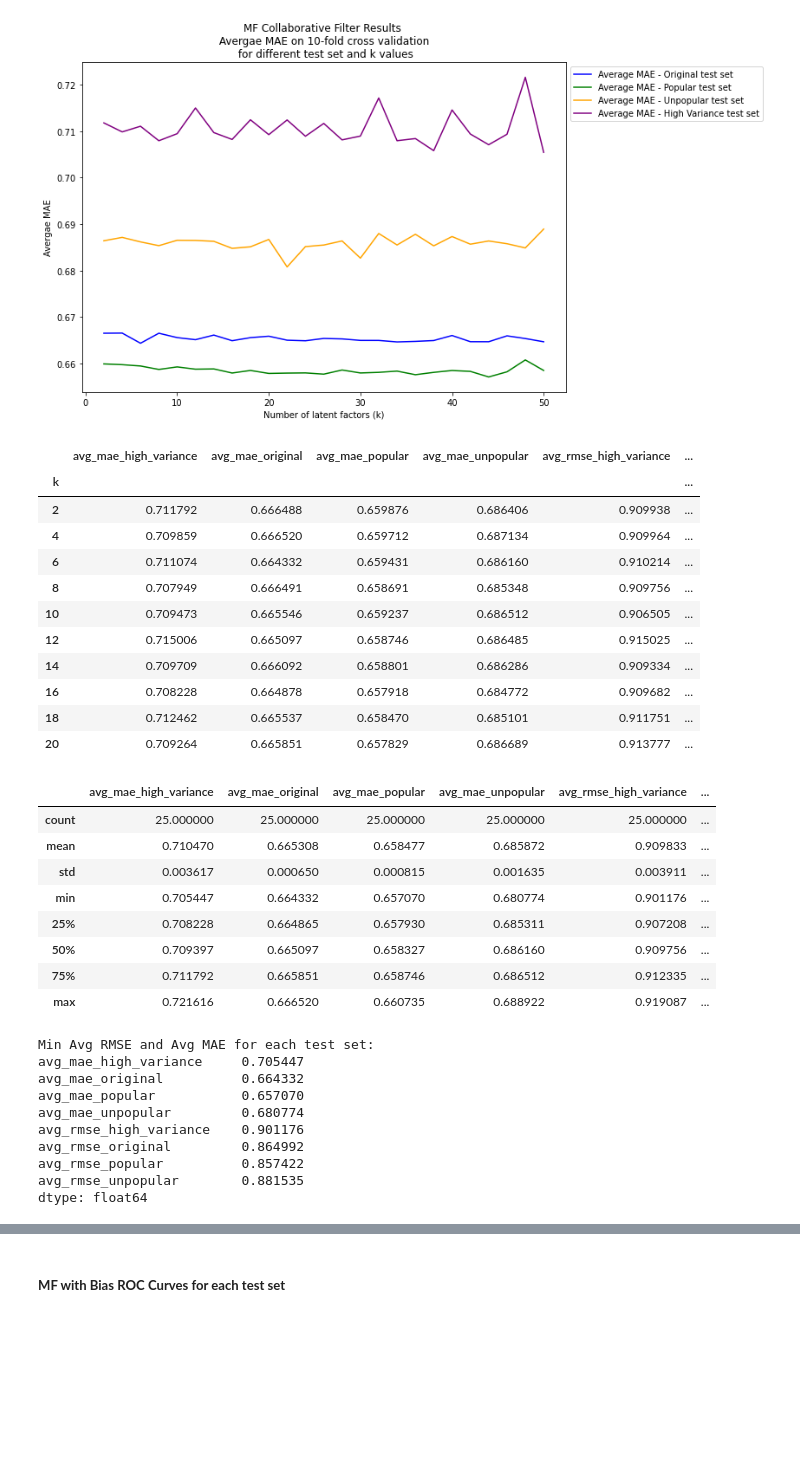
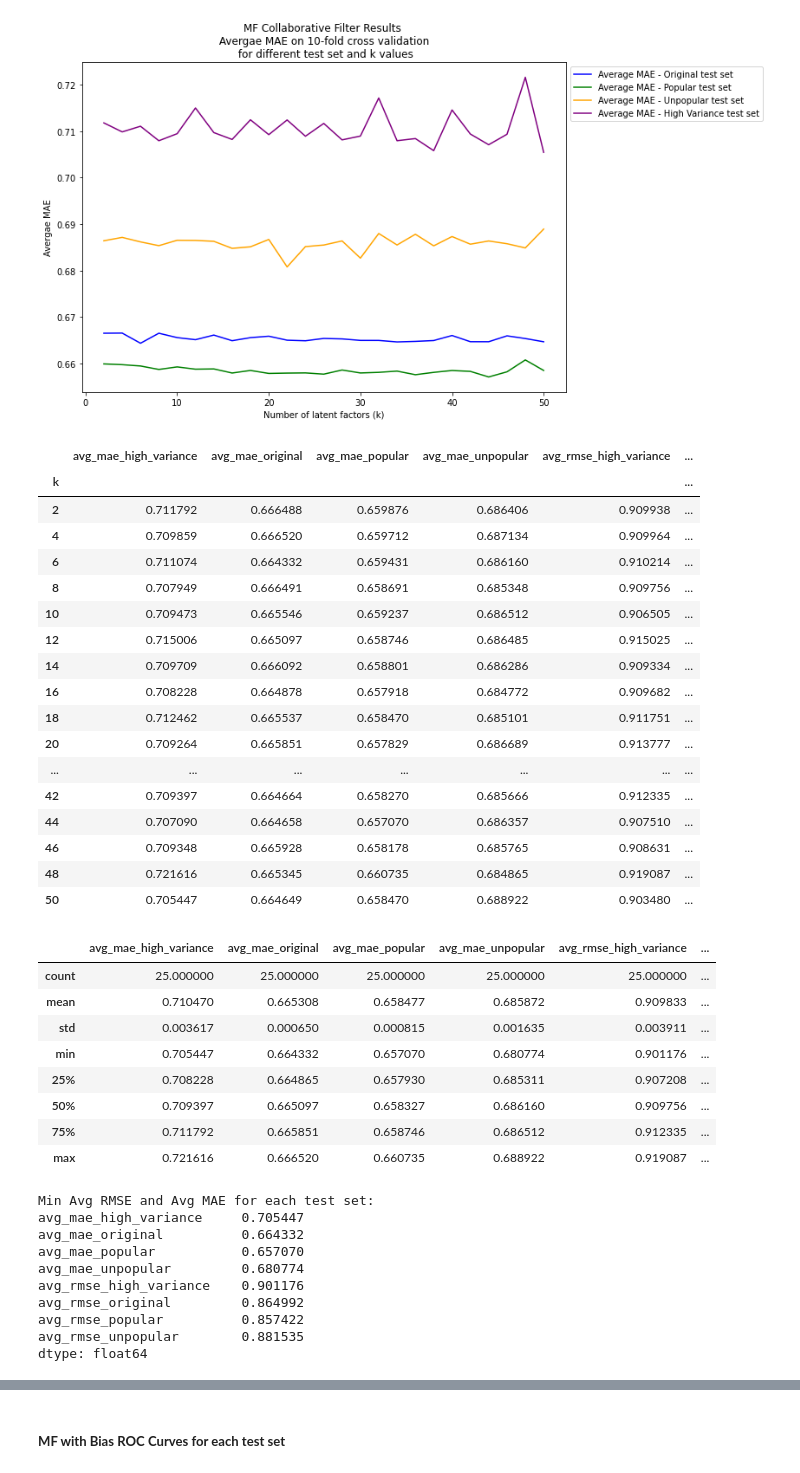
Before and after one commit to camligorkem/data-sicence-projects, a Jupyter notebook: project_3/Project_3.ipynb, the cells around one changed output, grey strips where cells are left out. Saved outputs shown, nothing was run; the diff lists cells and outputs as text; code cells hidden in the pictures; blank space fills up the shorter version.

```diff
--- a/project_3/Project_3.ipynb
+++ b/project_3/Project_3.ipynb
@@ -1174,24 +1174,30 @@ q10_mf_res_dfs = evaluate_model_on_trimsets(data=ratings_data,
 # %%
 q10_mf_res_df = pd.concat(q10_mf_res_dfs)
 q10_mf_res_df_pivot = q10_mf_res_df.pivot_table(columns='k').T
-display(q10_mf_res_df_pivot.head(10))
+display(q10_mf_res_df_pivot)
 display(q10_mf_res_df_pivot.describe())
 print('Min Avg RMSE and Avg MAE for each test set:')
 print(q10_mf_res_df_pivot.min())
 q10_mf_res_df_pivot.to_csv('q10_mf_res_df_pivot.csv')
 # %% [output]
 |  | avg_mae_high_variance | avg_mae_original | avg_mae_popular | avg_mae_unpopular | avg_rmse_high_variance | ... |
 | k |  |  |  |  |  | ... |
 | 2 | 0.711792 | 0.666488 | 0.659876 | 0.686406 | 0.909938 | ... |
 | 4 | 0.709859 | 0.666520 | 0.659712 | 0.687134 | 0.909964 | ... |
 | 6 | 0.711074 | 0.664332 | 0.659431 | 0.686160 | 0.910214 | ... |
 | 8 | 0.707949 | 0.666491 | 0.658691 | 0.685348 | 0.909756 | ... |
 | 10 | 0.709473 | 0.665546 | 0.659237 | 0.686512 | 0.906505 | ... |
 | 12 | 0.715006 | 0.665097 | 0.658746 | 0.686485 | 0.915025 | ... |
 | 14 | 0.709709 | 0.666092 | 0.658801 | 0.686286 | 0.909334 | ... |
 | 16 | 0.708228 | 0.664878 | 0.657918 | 0.684772 | 0.909682 | ... |
 | 18 | 0.712462 | 0.665537 | 0.658470 | 0.685101 | 0.911751 | ... |
 | 20 | 0.709264 | 0.665851 | 0.657829 | 0.686689 | 0.913777 | ... |
+| ... | ... | ... | ... | ... | ... | ... |
+| 42 | 0.709397 | 0.664664 | 0.658270 | 0.685666 | 0.912335 | ... |
+| 44 | 0.707090 | 0.664658 | 0.657070 | 0.686357 | 0.907510 | ... |
+| 46 | 0.709348 | 0.665928 | 0.658178 | 0.685765 | 0.908631 | ... |
+| 48 | 0.721616 | 0.665345 | 0.660735 | 0.684865 | 0.919087 | ... |
+| 50 | 0.705447 | 0.664649 | 0.658470 | 0.688922 | 0.903480 | ... |
 |  | avg_mae_high_variance | avg_mae_original | avg_mae_popular | avg_mae_unpopular | avg_rmse_high_variance | ... |
 | count | 25.000000 | 25.000000 | 25.000000 | 25.000000 | 25.000000 | ... |
 | mean | 0.710470 | 0.665308 | 0.658477 | 0.685872 | 0.909833 | ... |
```
Also changed, not shown: parts of 19 cells of this notebook.
